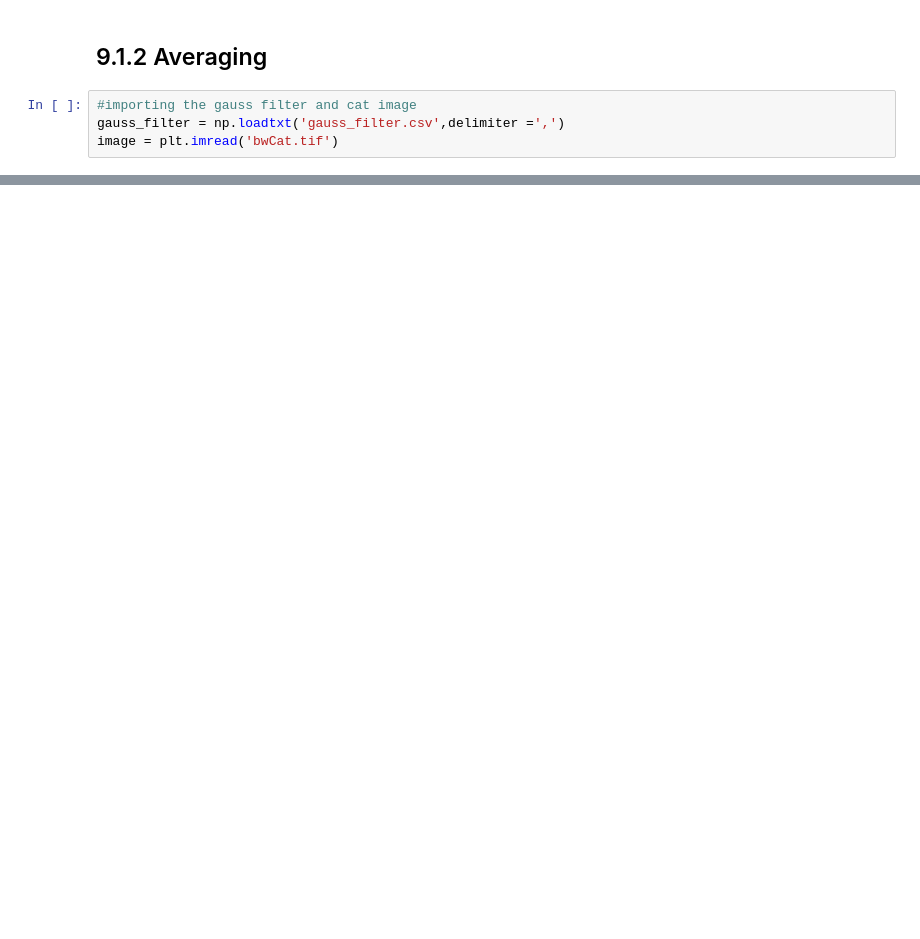
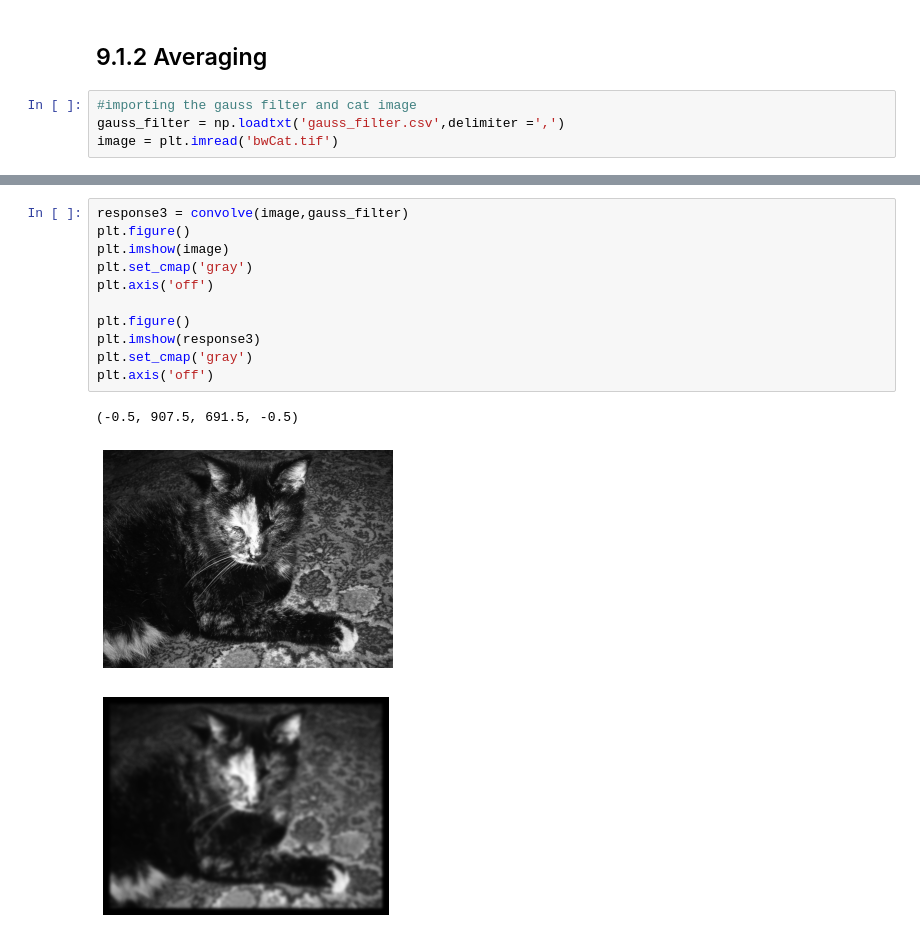
Before and after one commit to mkuchle16/biophysics, a Jupyter notebook: week-06/computer-lab-3.ipynb, the cells around one changed output, grey strips where cells are left out. Drawn from its saved outputs; the diff is of its cells as text; blank space fills up the shorter version.

```diff
--- a/week-06/computer-lab-3.ipynb
+++ b/week-06/computer-lab-3.ipynb
@@ -51,0 +69,15 @@ plt.axis('off')
+# %%
+response3 = convolve(image,gauss_filter)
+plt.figure()
+plt.imshow(image)
+plt.set_cmap('gray')
+plt.axis('off')
+
+plt.figure()
+plt.imshow(response3)
+plt.set_cmap('gray')
+plt.axis('off')
+# %% [output]
+(-0.5, 907.5, 691.5, -0.5)
+[figure, added]
+[figure, added]
```
Also changed, not shown: parts of 13 cells of this notebook, 3 other files.
